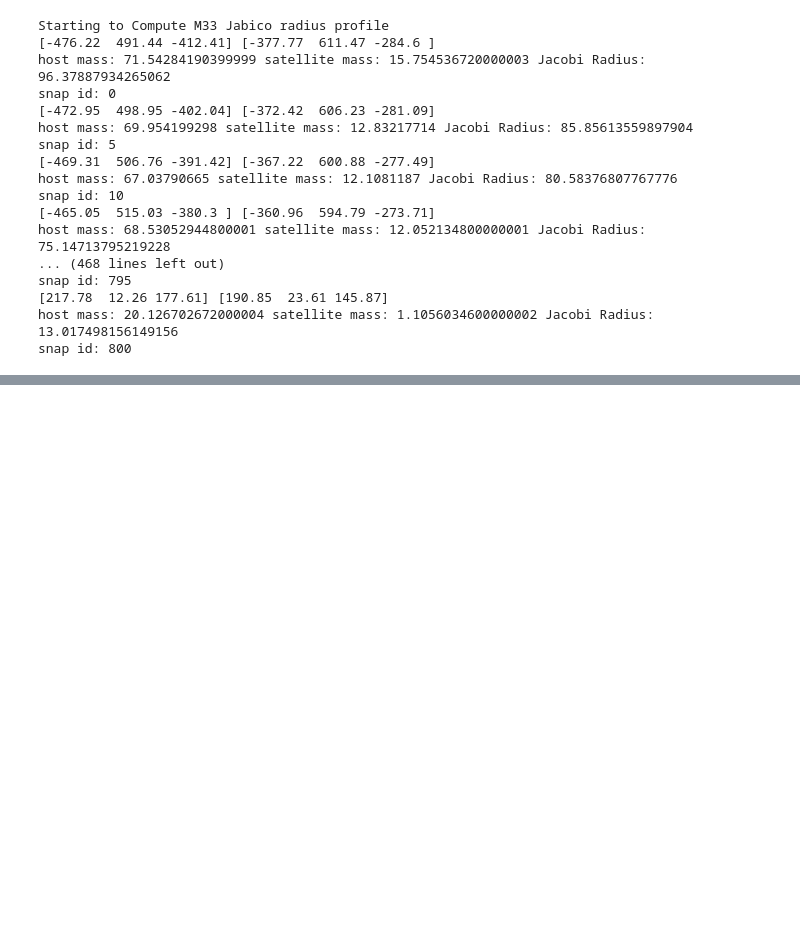
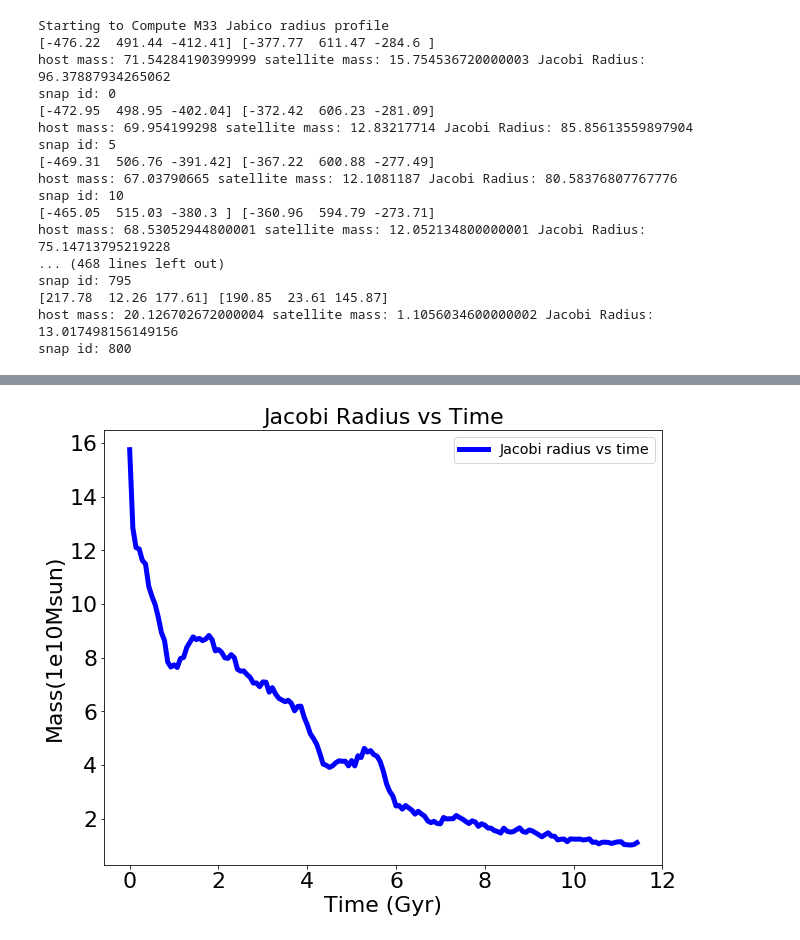
Before and after one commit to 400BChen/400B_Chen, a Jupyter notebook: Research_Assignment_Project/RA3/RA3.ipynb, the cells around one changed output, grey strips where cells are left out. Drawn from its saved outputs; the diff is of its cells as text; code cells hidden in the pictures; blank space fills up the shorter version.

```diff
--- a/Research_Assignment_Project/RA3/RA3.ipynb
+++ b/Research_Assignment_Project/RA3/RA3.ipynb
@@ -156,0 +206,38 @@ snap id: 800
+# %%
+# Read in the data files for the Jacobi Mass profile of M33
+# headers:  t, r, Ms, Mh, R_jb
+# using np.genfromtxt
+
+M33JB_profile = np.genfromtxt('Orbit_M33M31.txt',dtype = None,names=True)
+# %%
+# Plot the Jacobi Radius vs Time simulation
+#################################
+
+
+fig, ax= plt.subplots(figsize=(10, 8))
+
+
+# Plot the separtion of M31 and MW
+ax.plot(M33JB_profile['t']/1e3, M33JB_profile['Ms'], color='blue', linewidth=5, label='Jacobi radius vs time')
+
+
+# Add axis labels
+plt.xlabel('Time (Gyr)', fontsize=22)
+plt.ylabel('Mass(1e10Msun)', fontsize=22)
+
+# Set the title
+ax.set_title("Jacobi Radius vs Time", fontsize=22)
+
+
+#adjust tick label font size
+label_size = 22
+matplotlib.rcParams['xtick.labelsize'] = label_size
+matplotlib.rcParams['ytick.labelsize'] = label_size
+
+# add a legend with some customizations.
+legend = ax.legend(loc='upper right',fontsize='x-large')
+
+# save
+fig.savefig('JacobiRadiusVSTime.pdf')
+# %% [output]
+[figure, added]
```
Also changed, not shown: parts of 6 cells of this notebook, 4 other files.
